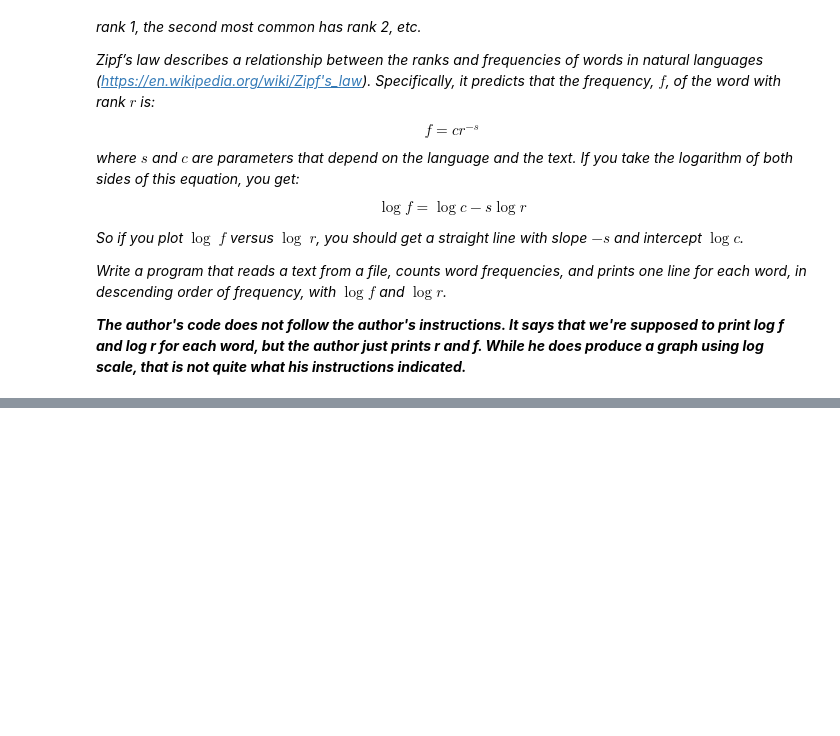
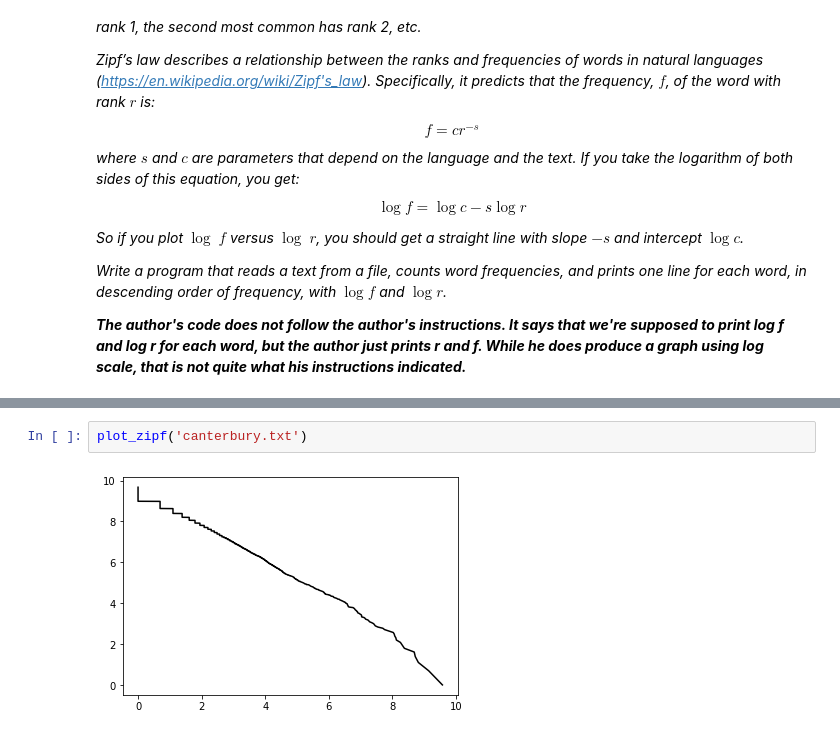
Before and after one commit to STRZGR/ThinkPython, a Jupyter notebook: Think Python - Chapter 13/Think Python - Chapter 13.ipynb, the cells around one changed output, grey strips where cells are left out. Drawn from its saved outputs; the diff is of its cells as text; blank space fills up the shorter version.

```diff
--- a/Think Python - Chapter 13/Think Python - Chapter 13.ipynb
+++ b/Think Python - Chapter 13/Think Python - Chapter 13.ipynb
@@ -1052,0 +1082,4 @@ rank_frequencies("alice_new.txt")
+# %%
+plot_zipf('canterbury.txt')
+# %% [output]
+[figure, added]
```
Also changed, not shown: parts of 32 cells of this notebook.
